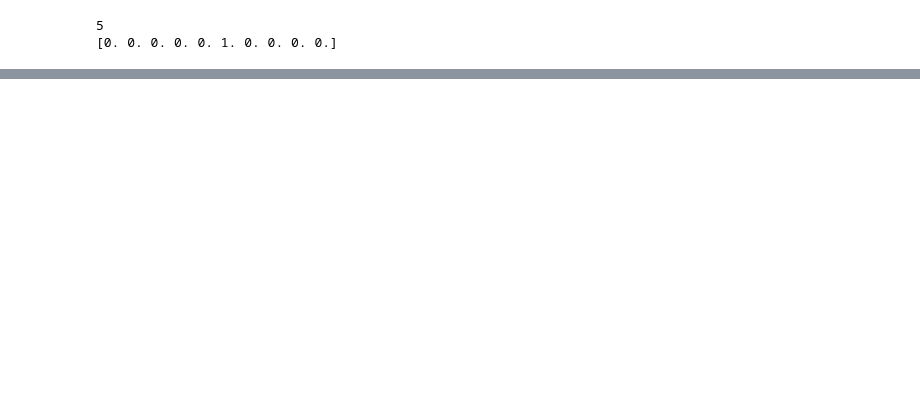
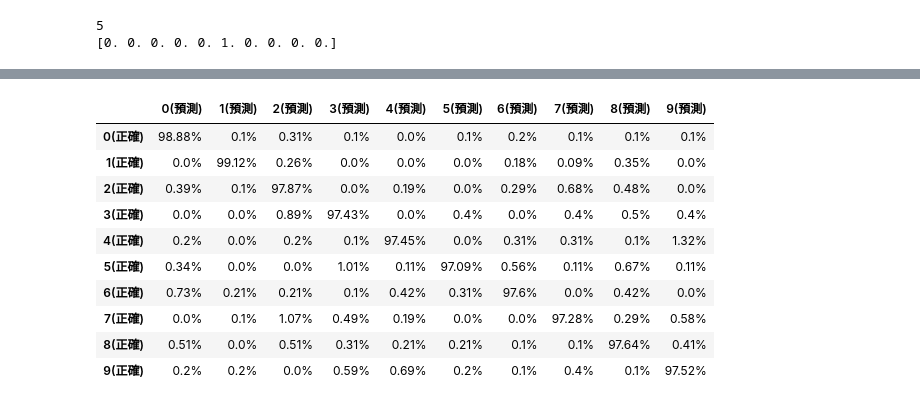
Before and after one commit to Elwing-Chou/MLDemo1211, a Jupyter notebook: mlp.ipynb, the cells around one changed output, grey strips where cells are left out. Drawn from its saved outputs; the diff is of its cells as text; code cells hidden in the pictures; blank space fills up the shorter version.

```diff
--- a/mlp.ipynb
+++ b/mlp.ipynb
@@ -46,3 +48,15 @@ print(y_train_cat[0])
 # %% [output]
 5
 [0. 0. 0. 0. 0. 1. 0. 0. 0. 0.]
+# %%
+# batch_size: 問幾筆資料才做一次梯度下降(走方向:平均)
+# 小圖片: 100~200   中等圖片:10~20  大圖片: 1~5
+# epochs: 整份資料要看幾次, 控制你到底要訓練到啥時
+# validation_split: 你要區分多少來做驗證
+# verbose: 預設1(最多log) 我喜歡選2(必要log)
+# 5(epochs) * (60000 - 6000)訓練資料 / 200(batch) = 1350(次梯度調整)
+model.fit(x_train_norm, y_train_cat,
+          batch_size=200,
+          epochs=15,
+          validation_split=0.1,
+          verbose=2)
@@ -48,0 +75,25 @@ print(y_train_cat[0])
+# %%
+import pandas as pd
+from sklearn.metrics import confusion_matrix
+
+pre = model.predict_classes(x_test_norm)
+i = ["{}(正確)".format(n) for n in list(range(0, 10))]
+c = ["{}(預測)".format(n) for n in list(range(0, 10))]
+percents = []
+for r in confusion_matrix(y_test, pre):
+    percents.append(["{}%".format(round(n/sum(r) * 100, 2)) for n in r])
+pd.DataFrame(percents,
+             index=i,
+             columns=c)
+# %% [output]
+|  | 0(預測) | 1(預測) | 2(預測) | 3(預測) | 4(預測) | 5(預測) | 6(預測) | 7(預測) | 8(預測) | 9(預測) |
+| 0(正確) | 98.88% | 0.1% | 0.31% | 0.1% | 0.0% | 0.1% | 0.2% | 0.1% | 0.1% | 0.1% |
+| 1(正確) | 0.0% | 99.12% | 0.26% | 0.0% | 0.0% | 0.0% | 0.18% | 0.09% | 0.35% | 0.0% |
+| 2(正確) | 0.39% | 0.1% | 97.87% | 0.0% | 0.19% | 0.0% | 0.29% | 0.68% | 0.48% | 0.0% |
+| 3(正確) | 0.0% | 0.0% | 0.89% | 97.43% | 0.0% | 0.4% | 0.0% | 0.4% | 0.5% | 0.4% |
+| 4(正確) | 0.2% | 0.0% | 0.2% | 0.1% | 97.45% | 0.0% | 0.31% | 0.31% | 0.1% | 1.32% |
+| 5(正確) | 0.34% | 0.0% | 0.0% | 1.01% | 0.11% | 97.09% | 0.56% | 0.11% | 0.67% | 0.11% |
+| 6(正確) | 0.73% | 0.21% | 0.21% | 0.1% | 0.42% | 0.31% | 97.6% | 0.0% | 0.42% | 0.0% |
+| 7(正確) | 0.0% | 0.1% | 1.07% | 0.49% | 0.19% | 0.0% | 0.0% | 97.28% | 0.29% | 0.58% |
+| 8(正確) | 0.51% | 0.0% | 0.51% | 0.31% | 0.21% | 0.21% | 0.1% | 0.1% | 97.64% | 0.41% |
+| 9(正確) | 0.2% | 0.2% | 0.0% | 0.59% | 0.69% | 0.2% | 0.1% | 0.4% | 0.1% | 97.52% |
```
Also changed, not shown: parts of 6 cells of this notebook.
